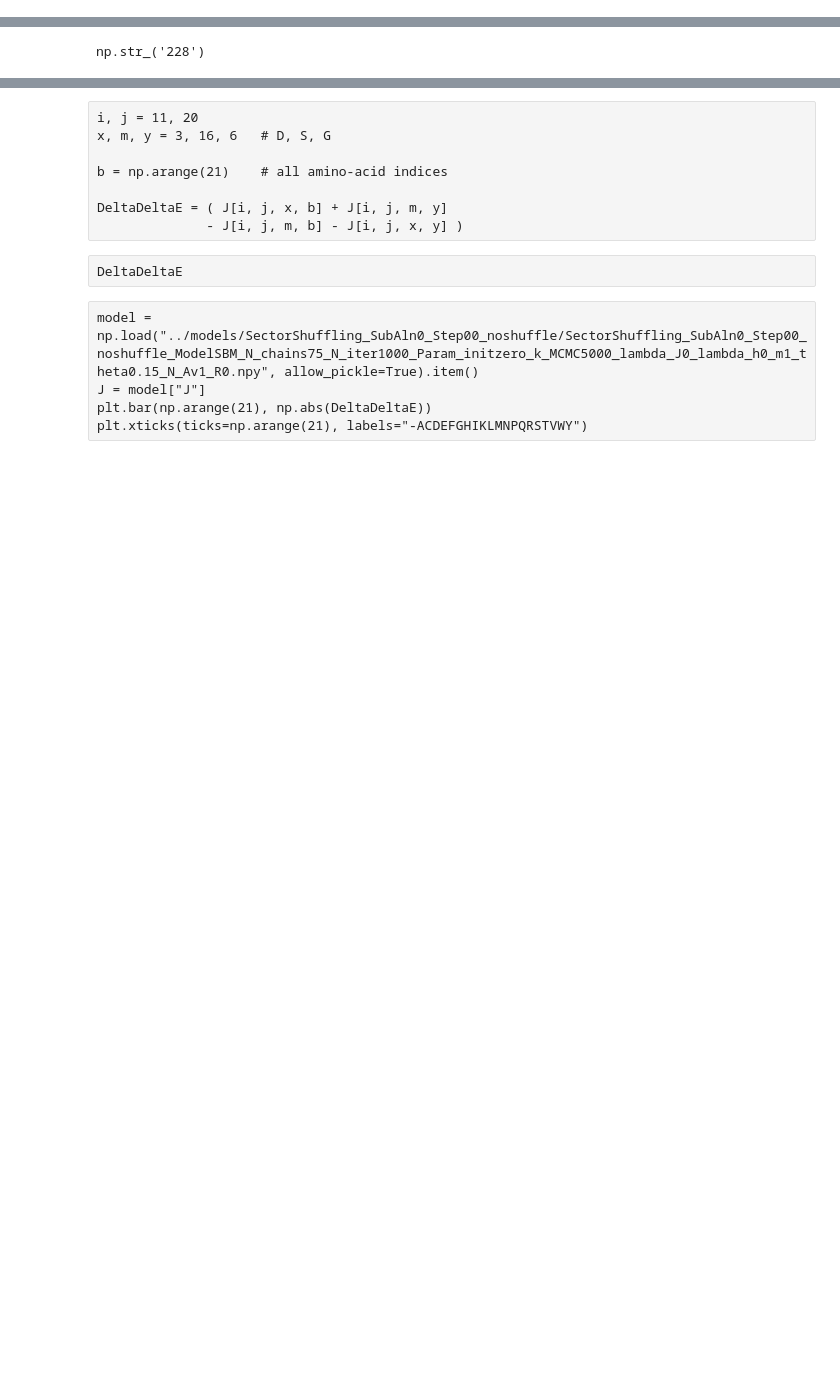
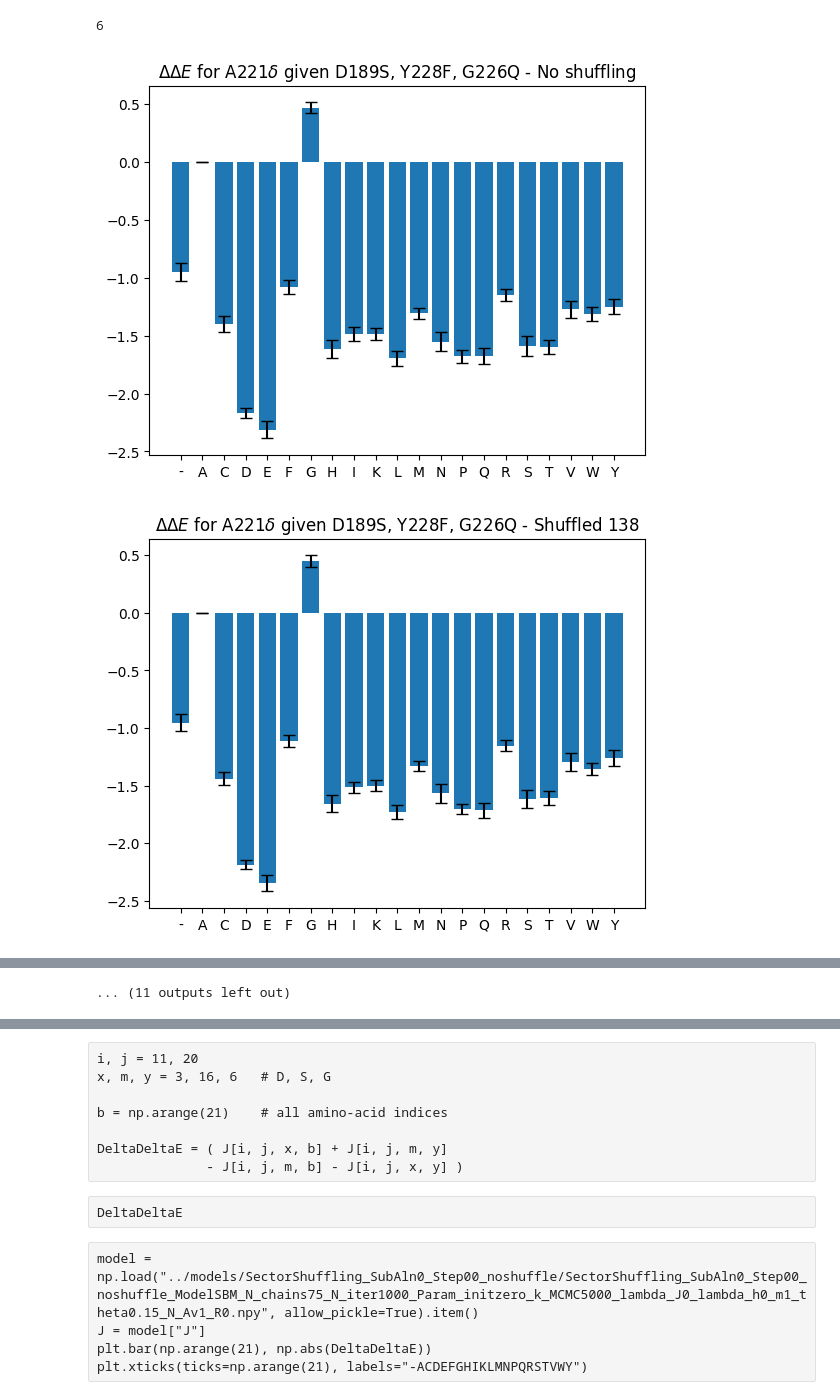
Before and after one commit to shoyip/SectorBootstrap, a Jupyter notebook: notebooks/shuffle_v2.ipynb, the cells around one changed output, grey strips where cells are left out. Saved outputs shown, nothing was run; the diff lists cells and outputs as text; code cells hidden in the pictures; blank space fills up the shorter version.

```diff
--- a/notebooks/shuffle_v2.ipynb
+++ b/notebooks/shuffle_v2.ipynb
@@ -47,0 +381,13 @@ df = pd.DataFrame(entries).sort_values(["step_index", "subaln_index"]).set_index
+# %%
+seq_wt_trypsin = 'VGIAPYMVGGGDQVWG--GAGVY'
+seq_wt_trypsin_num = np.array([AA_2_NUM[a] for a in seq_wt_trypsin], dtype=int)
+
+for model_file in df_models.loc[0]["model_file"].values:
+    model = np.load(model_file, allow_pickle=True).item()
+    J, h = Zero_Sum_Gauge(model["J"], model["h"])
+    (proposed_aa, proposed_site, score), _, _ = next_mutation(J, h, seq_wt_trypsin_num, [
+        (16, 11),
+        (5, 22),
+        (18, 20)
+    ])
+    print(alphabet[proposed_aa], proposed_site, nums_redsector[proposed_site], score)
@@ -47,0 +405,38 @@ df = pd.DataFrame(entries).sort_values(["step_index", "subaln_index"]).set_index
+# %%
+AA_2_NUM[seq_wt_trypsin[20]]
+# %% [output]
+6
+# %%
+step_indices = df.index.get_level_values("step_index").unique()
+
+for step_index in step_indices:
+    comp_ddes_list = []
+    for model_file in df_models.loc[step_index]["model_file"].values:
+        model = np.load(model_file, allow_pickle=True).item()
+        J, h = Zero_Sum_Gauge(model["J"], model["h"])
+        comp_ddes = compensatory_ddes_k(J, 19, 1, [
+            (11, 3, 16),
+            (22, 20, 5),
+            (20, 6, 18)
+        ], q=21)\
+        .ravel()
+        comp_ddes_list.append(comp_ddes)
+    fig = plt.figure()
+    plt.bar(
+        np.arange(21),
+        np.mean(comp_ddes_list, axis=0),
+        yerr=np.std(comp_ddes_list, axis=0) / np.sqrt(len(comp_ddes_list)),
+        capsize=4
+    )
+    col_index = df_models.loc[step_index]["col_index"][0]
+    if np.isnan(col_index):
+        shuffled_column_string = "No shuffling"
+    else:
+        col_index = int(col_index)
+        shuffled_column_string = f"Shuffled {nums[col_index]}"
+    plt.title(fr"$\Delta \Delta E$ for A221$\delta$ given D189S, Y228F, G226Q - {shuffled_column_string}")
+    plt.xticks(ticks=np.arange(21), labels="-ACDEFGHIKLMNPQRSTVWY")
+    plt.show()
+# %% [output]
+[figure, added]
+[figure, added]
@@ -48 +453,2 @@ df = pd.DataFrame(entries).sort_values(["step_index", "subaln_index"]).set_index
+... (11 outputs left out)
 # %%
@@ -50,8 +456,4 @@ nums = np.array(['16', '17', '18', '19', '20', '21', '22', '23', '24', '25', '26
 alphabet = "-ACDEFGHIKLMNPQRSTVWY"
-# %%
-nums[239]
-# %% [output]
-np.str_('228')
 # %%
 descs, seqs = [], []
 for record in SeqIO.parse("../data/iter_aln_dedup_sp.faa", "fasta"):
```
Also changed, not shown: parts of 25 cells of this notebook, 4 other files.
